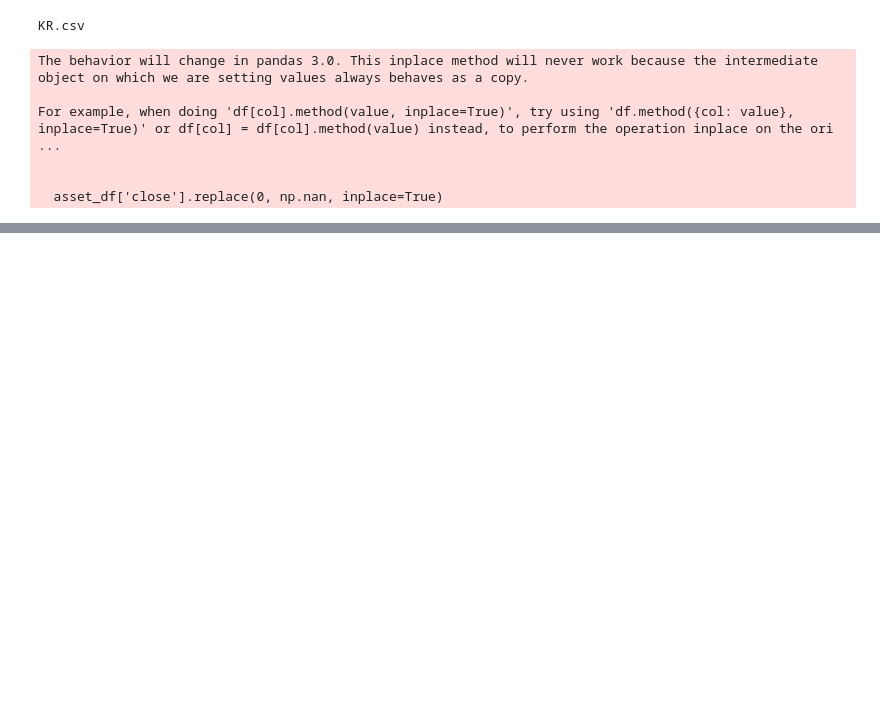
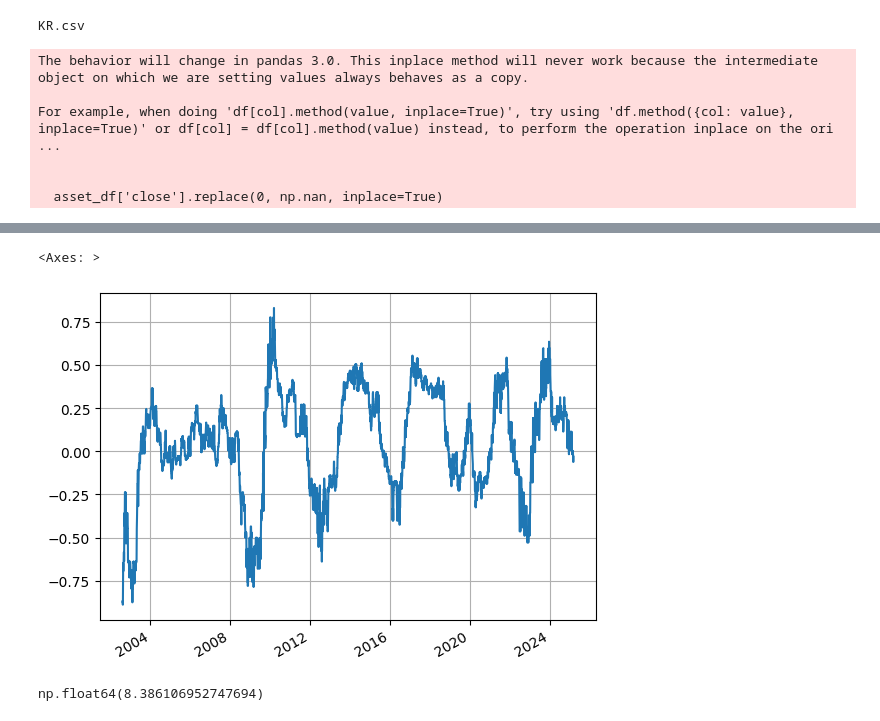
Before and after one commit to Aman-Rana-02/Efficient_Market_Portfolios, a Jupyter notebook: scripts/1.0.explore_data.ipynb, the cells around one changed output, grey strips where cells are left out. Drawn from its saved outputs; the diff is of its cells as text; code cells hidden in the pictures; blank space fills up the shorter version.

```diff
--- a/scripts/1.0.explore_data.ipynb
+++ b/scripts/1.0.explore_data.ipynb
@@ -95,0 +162,9 @@ pd.DataFrame(capm_betas)['capm'].hist()
+# %%
+(rp_df['capm'].rolling(window=252).median()*252).plot(grid=True)
+# %% [output]
+<Axes: >
+[figure, added]
+# %%
+rp_df['capm'].median()*100*252
+# %% [output]
+np.float64(8.386106952747694)
```
Also changed, not shown: parts of 12 cells of this notebook.
